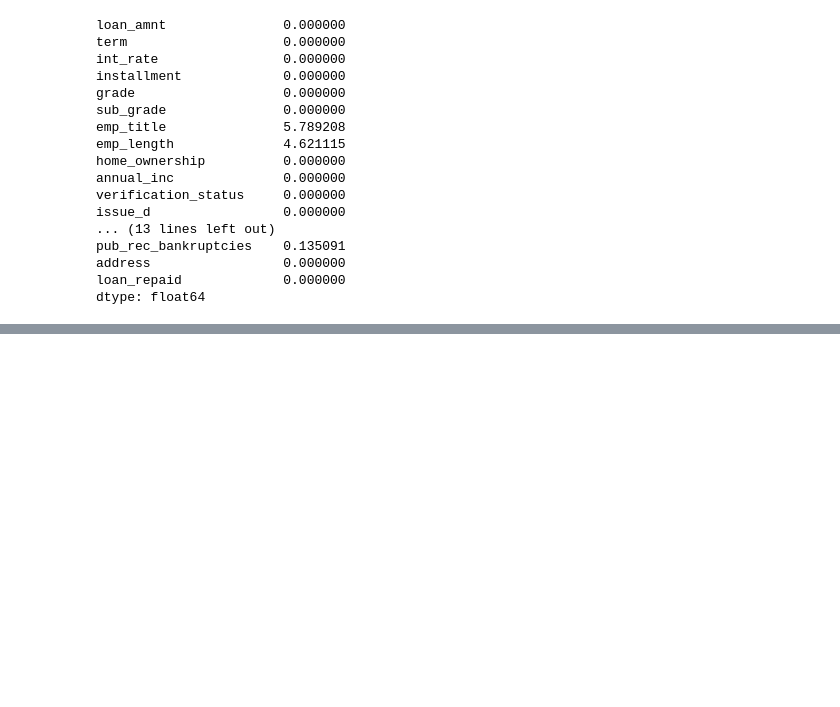
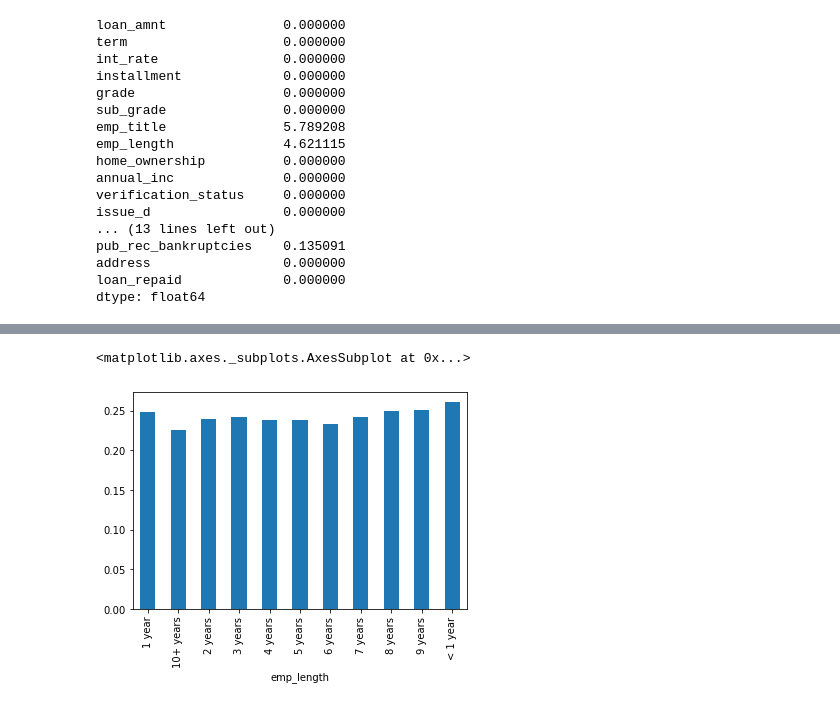
Before and after one commit to techcomm23/loan-prediction, a Jupyter notebook: Repay.ipynb, the cells around one changed output, grey strips where cells are left out. Saved outputs shown, nothing was run; the diff lists cells and outputs as text; code cells hidden in the pictures; blank space fills up the shorter version.

```diff
--- a/Untitled.ipynb
+++ b/Repay.ipynb
@@ -268,0 +343,8 @@ dtype: float64
+# %%
+## Task: since above visualization is not concrete enough. We need to quantitatively explore ratio between paid vs charged off.
+# Our goal is to identify the percentage of people per employment category didn't pay back their loan.
+loanstatus_fp = df[df['loan_status'] == 'Fully Paid'].groupby('emp_length').count()['loan_status']
+loanstatus_co = df[df['loan_status'] == 'Charged Off'].groupby('emp_length').count()['loan_status']
+# %%
+co_cat = loanstatus_co/loanstatus_fp
+co_cat
@@ -268,0 +365,5 @@ dtype: float64
+# %%
+co_cat.plot(kind='bar')
+# %% [output]
+<matplotlib.axes._subplots.AxesSubplot at 0x...>
+[figure, added]
```
Also changed, not shown: parts of 79 cells of this notebook.
